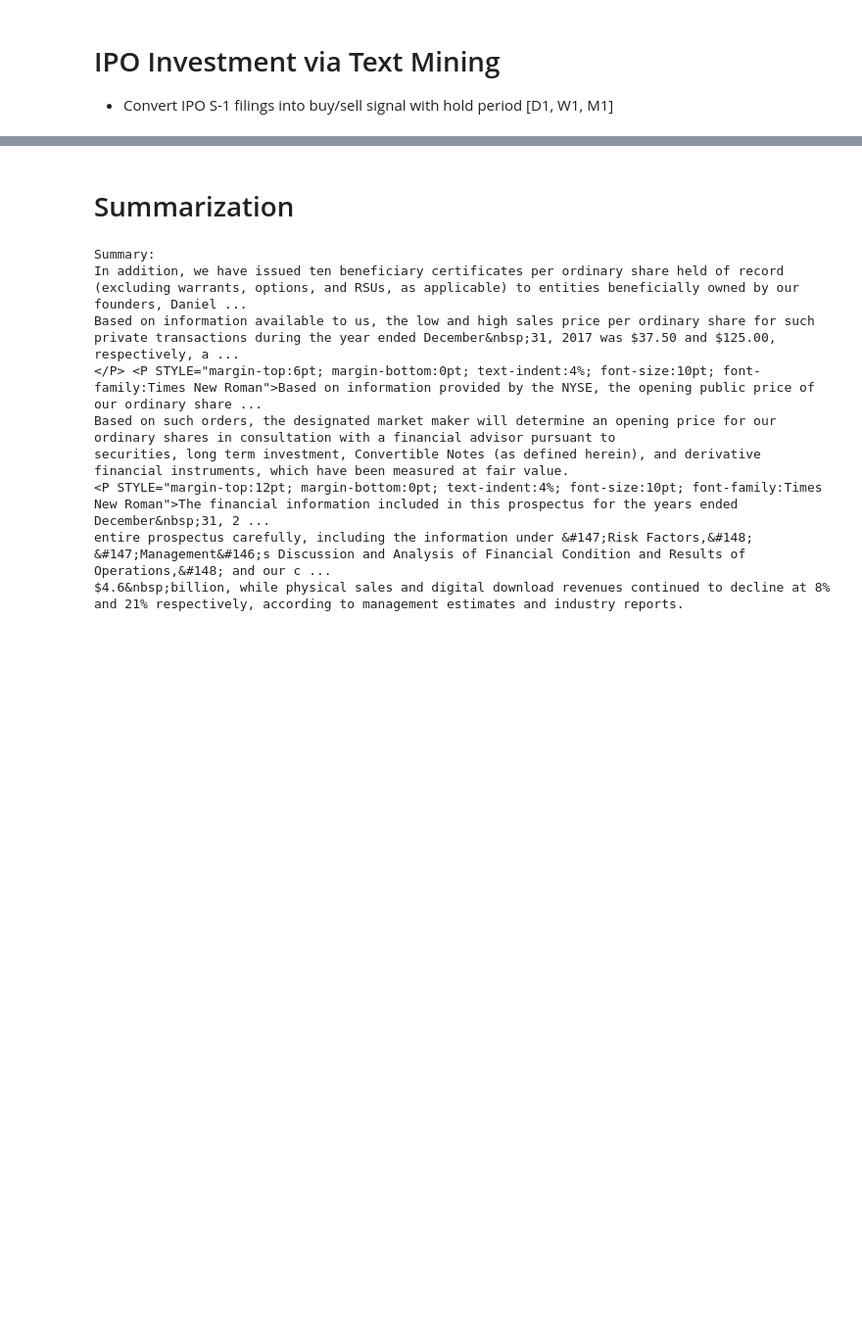
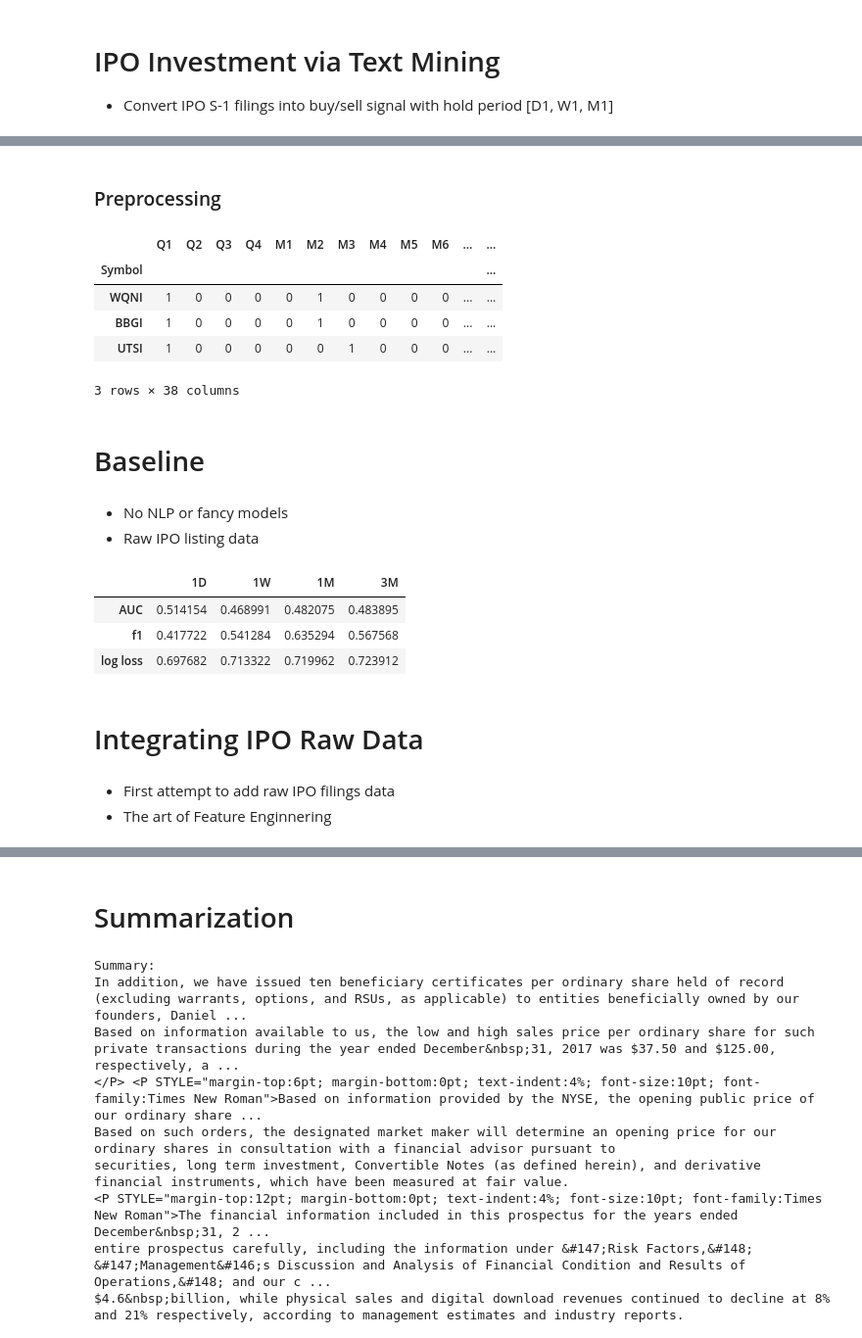
Before and after one commit to algonell/ipo-miner, a Jupyter notebook: IPO Text Mining.ipynb, the cells around one changed output, grey strips where cells are left out. Shown: that part at 98% size. Cells and saved outputs as stored; diff of their text form; code cells hidden in the pictures; blank space fills up the shorter version.

Commit message:
started IPO raw data integration

```diff
--- a/IPO Text Mining.ipynb
+++ b/IPO Text Mining.ipynb
@@ -35,0 +55,46 @@ start_date = '2018-01-01'
+# %% [markdown]
+### Preprocessing
+# %%
+#transform company name
+df.insert(0, 'Name Length', df['Company Name'].str.len())
+df.insert(0, 'Name Words', df['Company Name'].str.split(' ').map(lambda x: len(x)))
+df.drop(['Company Name'], axis=1, inplace=True)
+
+#add quarter
+df.insert(0, 'Q', df['Date Priced'].map(lambda x: pd.Period(x,'Q').quarter))
+
+#add month
+df.insert(0, 'Month', df['Date Priced'].dt.month)
+
+df.drop(['Date Priced'], axis=1, inplace=True)
+# %%
+#encode market
+le = preprocessing.LabelEncoder()
+df['Market'] = le.fit_transform(df['Market'])
+# %%
+#to one hot encoding
+df = pd.concat([pd.get_dummies(df['Market']).add_prefix('MKT'), df], axis=1)
+df = pd.concat([pd.get_dummies(df['Month']).add_prefix('M'), df], axis=1)
+df = pd.concat([pd.get_dummies(df['Q']).add_prefix('Q'), df], axis=1)
+df.drop(['Market', 'Month', 'Q'], axis=1, inplace=True)
+# %%
+#standardize
+def standardize(df):
+    return (df-df.mean())/df.std()
+
+cols_to_standardize = ['Name Words', 'Name Length', 'Offer Amount', 'Price', 'Shares']
+df[cols_to_standardize] = standardize(df[cols_to_standardize])
+# %%
+df.head(3)
+# %% [output]
+|  | Q1 | Q2 | Q3 | Q4 | M1 | M2 | M3 | M4 | M5 | M6 | ... | ... |
+| Symbol |  |  |  |  |  |  |  |  |  |  |  | ... |
+| WQNI | 1 | 0 | 0 | 0 | 0 | 1 | 0 | 0 | 0 | 0 | ... | ... |
+| BBGI | 1 | 0 | 0 | 0 | 0 | 1 | 0 | 0 | 0 | 0 | ... | ... |
+| UTSI | 1 | 0 | 0 | 0 | 0 | 0 | 1 | 0 | 0 | 0 | ... | ... |
+3 rows × 38 columns
+# %% [markdown]
+# Baseline
+# %% [markdown]
+- No NLP or fancy models
+- Raw IPO listing data
@@ -35,0 +144,13 @@ start_date = '2018-01-01'
+# %%
+#as expected the results are poor
+run_ml_flow(df)
+# %% [output]
+|  | 1D | 1W | 1M | 3M |
+| AUC | 0.514154 | 0.468991 | 0.482075 | 0.483895 |
+| f1 | 0.417722 | 0.541284 | 0.635294 | 0.567568 |
+| log loss | 0.697682 | 0.713322 | 0.719962 | 0.723912 |
+# %% [markdown]
+# Integrating IPO Raw Data
+# %% [markdown]
+- First attempt to add raw IPO filings data
+- The art of Feature Enginnering
```
Also changed, not shown: parts of 33 cells of this notebook.
